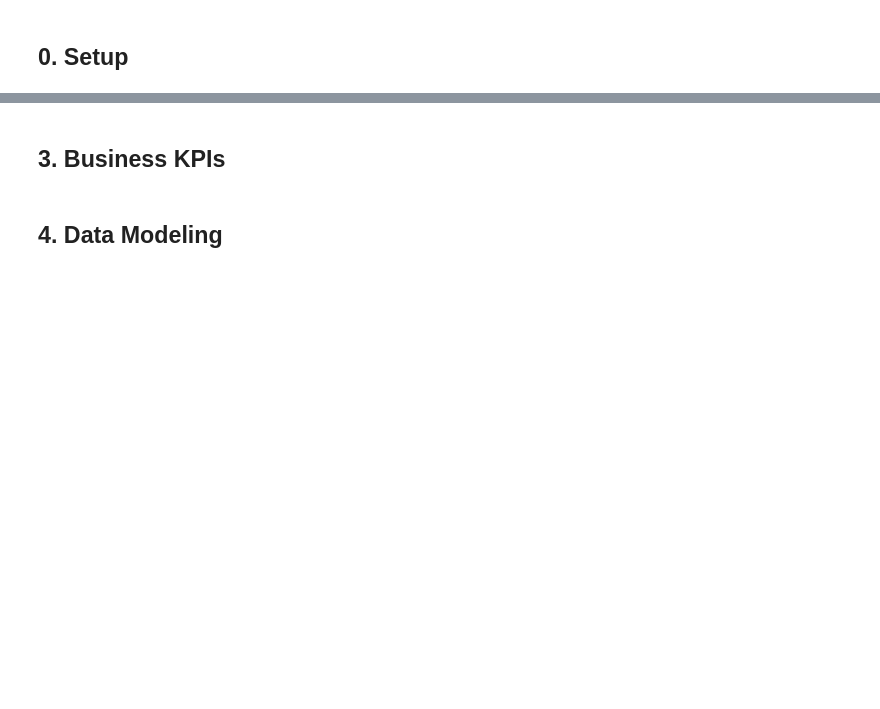
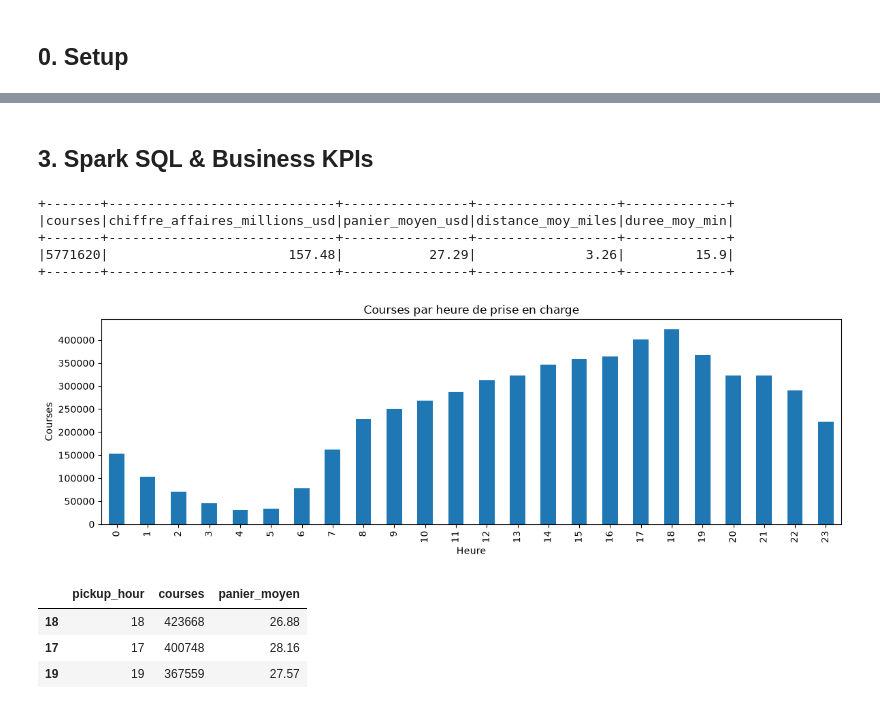
Before and after one commit to marouanemrf/Lakehouse-Databricks, a Jupyter notebook: Phase 05 — Gold Analytics.ipynb, the cells around one changed output, grey strips where cells are left out. Drawn from its saved outputs; the diff is of its cells as text; code cells hidden in the pictures; blank space fills up the shorter version.

```diff
--- a/Phase 05 — Gold Analytics.ipynb
+++ b/Phase 05 — Gold Analytics.ipynb
@@ -24,4 +187,35 @@ from pyspark.sql.types import *
 # %% [markdown]
-## 3. Business KPIs
+## 3. Spark SQL & Business KPIs
-# %% [markdown]
-## 4. Data Modeling
+# %%
+# KPI global du mois
+spark.sql(f"""
+SELECT COUNT(*)                           AS courses,
+       ROUND(SUM(total_amount) / 1e6, 2)  AS chiffre_affaires_millions_usd,
+       ROUND(AVG(total_amount), 2)        AS panier_moyen_usd,
+       ROUND(AVG(trip_distance), 2)       AS distance_moy_miles,
+       ROUND(AVG(trip_duration_min), 1)   AS duree_moy_min
+FROM {T_GOLD_FACT_TRIPS}
+""").show()
+# %% [output]
++-------+-----------------------------+----------------+------------------+-------------+
+|courses|chiffre_affaires_millions_usd|panier_moyen_usd|distance_moy_miles|duree_moy_min|
++-------+-----------------------------+----------------+------------------+-------------+
+|5771620|                       157.48|           27.29|              3.26|         15.9|
++-------+-----------------------------+----------------+------------------+-------------+
+# %%
+# Heures de pointe
+peak = spark.sql(f"""
+SELECT pickup_hour, COUNT(*) AS courses, ROUND(AVG(total_amount), 2) AS panier_moyen
+FROM {T_GOLD_FACT_TRIPS} GROUP BY pickup_hour ORDER BY pickup_hour
+""").toPandas()
+
+import matplotlib.pyplot as plt
+ax = peak.plot.bar(x="pickup_hour", y="courses", figsize=(12, 4), legend=False, title="Courses par heure de prise en charge")
+ax.set_xlabel("Heure"); ax.set_ylabel("Courses"); plt.tight_layout(); plt.show()
+peak.sort_values("courses", ascending=False).head(3)
+# %% [output]
+[figure, added]
+|  | pickup_hour | courses | panier_moyen |
+| 18 | 18 | 423668 | 26.88 |
+| 17 | 17 | 400748 | 28.16 |
+| 19 | 19 | 367559 | 27.57 |
```
Also changed, not shown: parts of 19 cells of this notebook, 25 other files.
